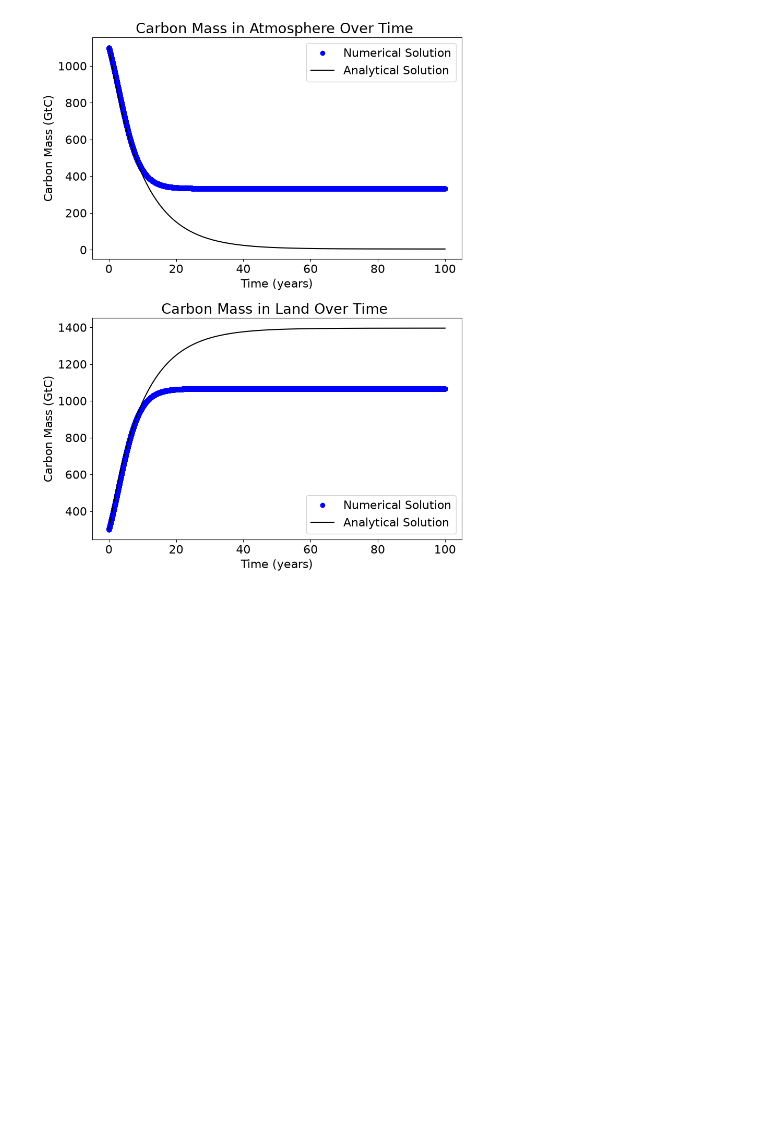
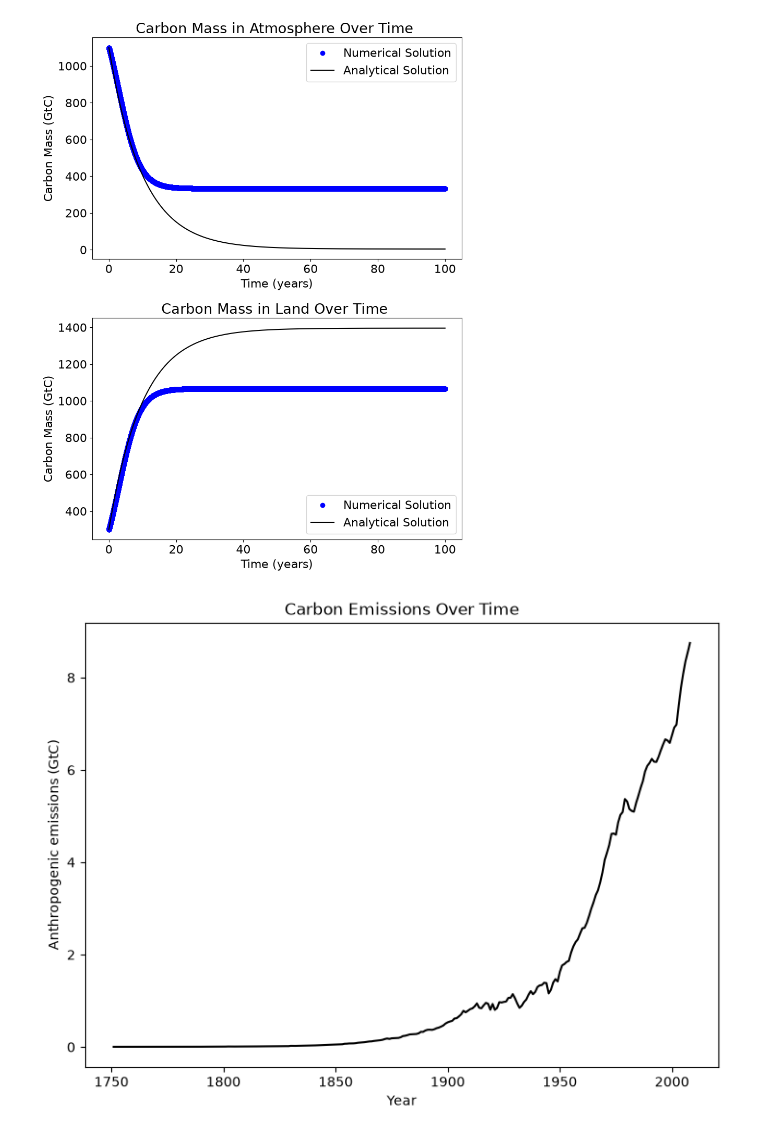
Before and after one commit to formiglik/Modelling_Class_Psets, a Jupyter notebook: Mod2/mod02-CarbonModel1.ipynb, the cells around one changed output. Drawn from its saved outputs; the diff is of its cells as text; code cells hidden in the pictures; blank space fills up the shorter version.

```diff
--- a/Mod2/mod02-CarbonModel1.ipynb
+++ b/Mod2/mod02-CarbonModel1.ipynb
@@ -67,3 +75,19 @@ plt.tight_layout() #added so plots don't overlap
 plt.show()
 # %% [output]
 [figure]
+# %%
+import pandas as pd
+emissions = pd.read_csv('/Users/kyleformigli/Downloads/Modelling_Class_Psets/Mod2/AnthropogenicEmissions.1751_2008.csv')
+
+plt.figure(figsize=(8.5, 6))# Make the figure
+
+
+plt.plot(emissions['Year'], emissions['Anthropogenic emissions (GtC)'], 'k-')
+
+plt.xlabel('Year')
+plt.ylabel('Anthropogenic emissions (GtC)')
+plt.title('Carbon Emissions Over Time')
+
+plt.show()
+# %% [output]
+[figure, added]
```
Also changed, not shown: parts of 2 cells of this notebook.
